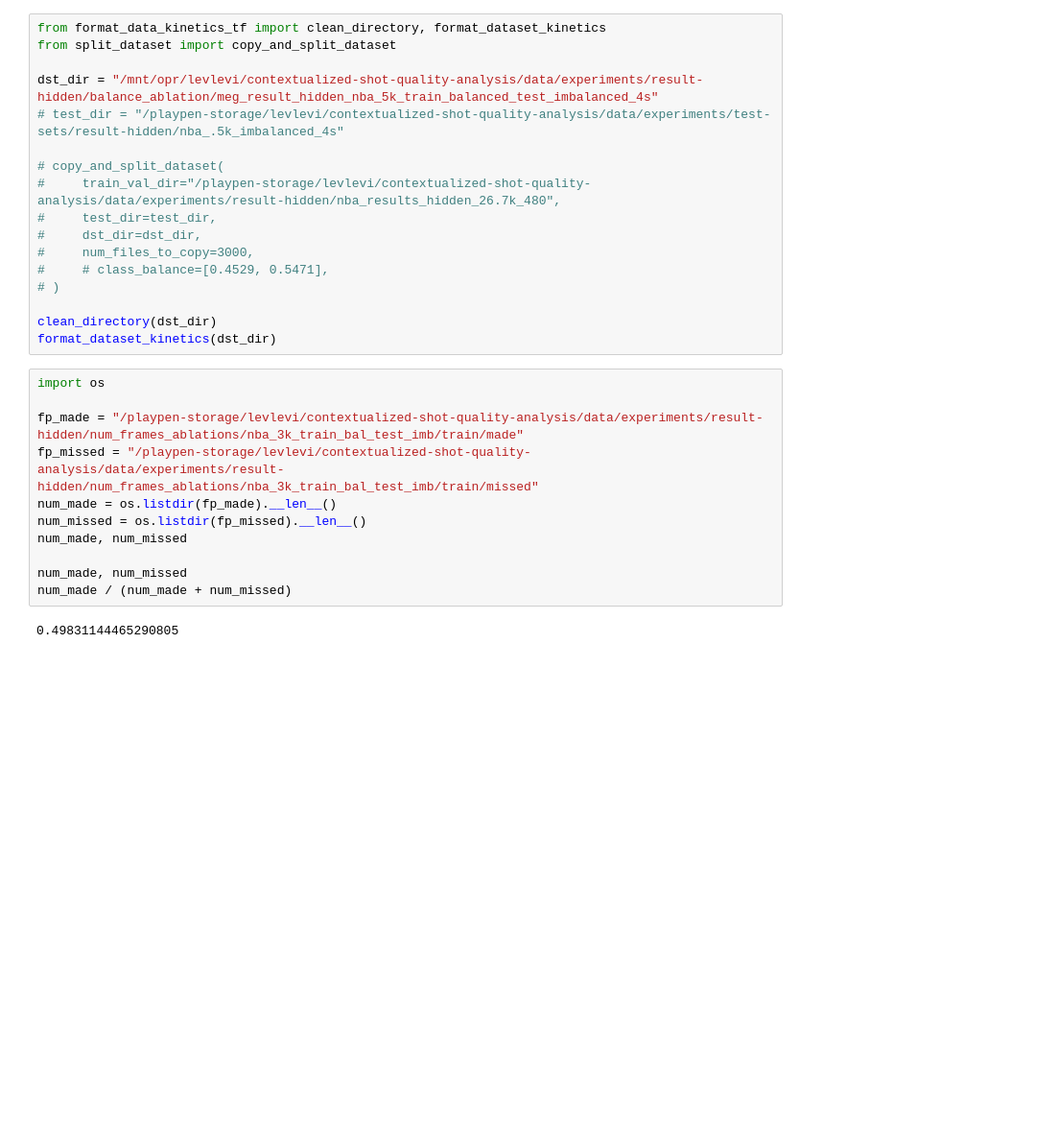
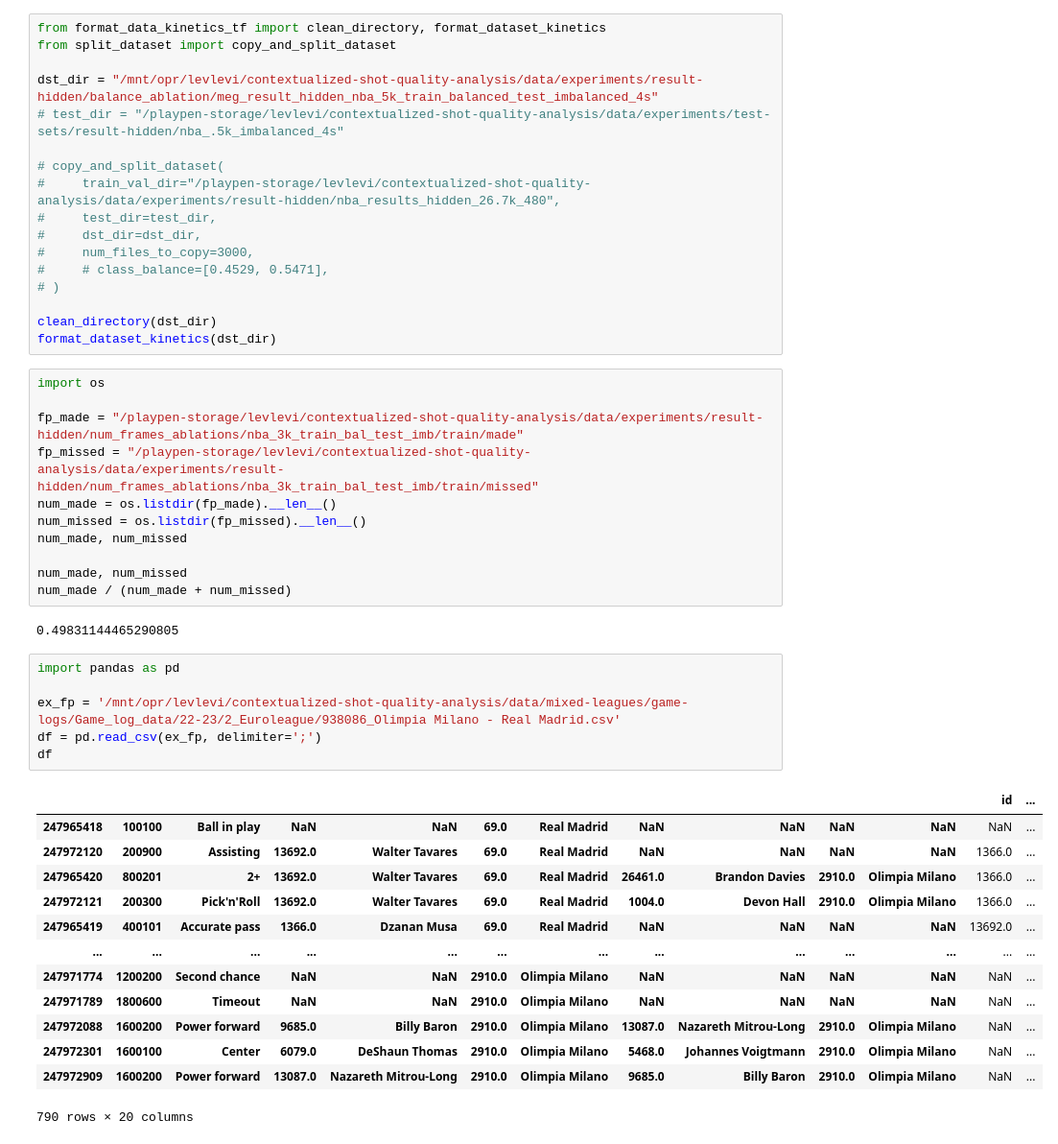
Before and after one commit to leharris3/shot-quality-estimation, a Jupyter notebook: dataset_prep/prepare_datasets.ipynb, the cells around one changed output. Shown at 96% size. Drawn from its saved outputs; the diff is of its cells as text; blank space fills up the shorter version.

```diff
--- a/dataset_prep/prepare_datasets.ipynb
+++ b/dataset_prep/prepare_datasets.ipynb
@@ -39,3 +39,23 @@ num_made, num_missed
 num_made / (num_made + num_missed)
 # %% [output]
 0.49831144465290805
+# %%
+import pandas as pd
+
+ex_fp = '/mnt/opr/levlevi/contextualized-shot-quality-analysis/data/mixed-leagues/game-logs/Game_log_data/22-23/2_Euroleague/938086_Olimpia Milano - Real Madrid.csv'
+df = pd.read_csv(ex_fp, delimiter=';')
+df
+# %% [output]
+|  |  |  |  |  |  |  |  |  |  |  | id | ... |
+| 247965418 | 100100 | Ball in play | NaN | NaN | 69.0 | Real Madrid | NaN | NaN | NaN | NaN | NaN | ... |
+| 247972120 | 200900 | Assisting | 13692.0 | Walter Tavares | 69.0 | Real Madrid | NaN | NaN | NaN | NaN | 1366.0 | ... |
+| 247965420 | 800201 | 2+ | 13692.0 | Walter Tavares | 69.0 | Real Madrid | 26461.0 | Brandon Davies | 2910.0 | Olimpia Milano | 1366.0 | ... |
+| 247972121 | 200300 | Pick'n'Roll | 13692.0 | Walter Tavares | 69.0 | Real Madrid | 1004.0 | Devon Hall | 2910.0 | Olimpia Milano | 1366.0 | ... |
+| 247965419 | 400101 | Accurate pass | 1366.0 | Dzanan Musa | 69.0 | Real Madrid | NaN | NaN | NaN | NaN | 13692.0 | ... |
+| ... | ... | ... | ... | ... | ... | ... | ... | ... | ... | ... | ... | ... |
+| 247971774 | 1200200 | Second chance | NaN | NaN | 2910.0 | Olimpia Milano | NaN | NaN | NaN | NaN | NaN | ... |
+| 247971789 | 1800600 | Timeout | NaN | NaN | 2910.0 | Olimpia Milano | NaN | NaN | NaN | NaN | NaN | ... |
+| 247972088 | 1600200 | Power forward | 9685.0 | Billy Baron | 2910.0 | Olimpia Milano | 13087.0 | Nazareth Mitrou-Long | 2910.0 | Olimpia Milano | NaN | ... |
+| 247972301 | 1600100 | Center | 6079.0 | DeShaun Thomas | 2910.0 | Olimpia Milano | 5468.0 | Johannes Voigtmann | 2910.0 | Olimpia Milano | NaN | ... |
+| 247972909 | 1600200 | Power forward | 13087.0 | Nazareth Mitrou-Long | 2910.0 | Olimpia Milano | 9685.0 | Billy Baron | 2910.0 | Olimpia Milano | NaN | ... |
+790 rows × 20 columns
```
Also changed, not shown: 5 other files.
